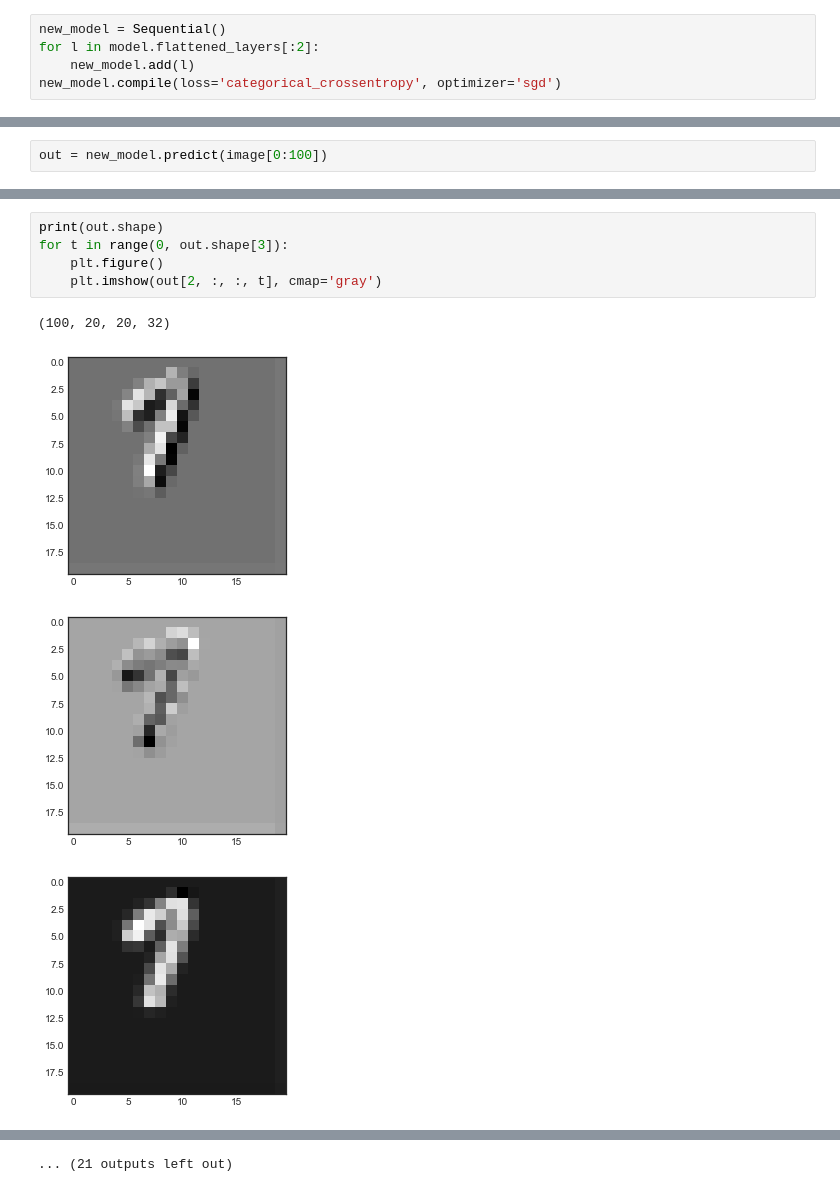
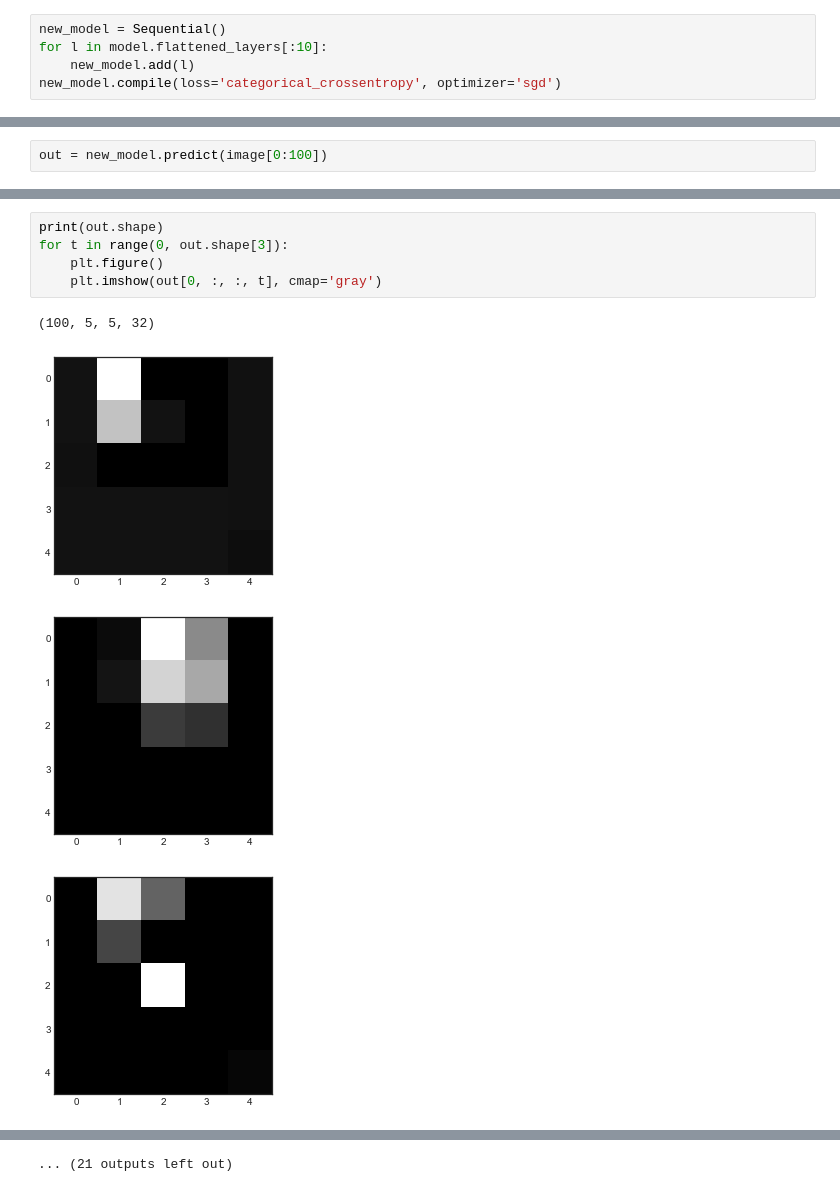
Before and after one commit to mluszczyk/ml1617-mnist, a Jupyter notebook: affnist.ipynb, the cells around one changed output, grey strips where cells are left out. Drawn from its saved outputs; the diff is of its cells as text.

```diff
--- a/affnist.ipynb
+++ b/affnist.ipynb
@@ -141,6 +100,6 @@ print(model.flattened_layers[3].get_weights())
 from keras.models import Sequential
 # %%
 new_model = Sequential()
-for l in model.flattened_layers[:2]:
+for l in model.flattened_layers[:10]:
     new_model.add(l)
 new_model.compile(loss='categorical_crossentropy', optimizer='sgd')
@@ -184,10 +113,10 @@ plt.imshow(image[2, :, :, 0], cmap='gray')
 # %%
 print(out.shape)
 for t in range(0, out.shape[3]):
     plt.figure()
-    plt.imshow(out[2, :, :, t], cmap='gray')
+    plt.imshow(out[0, :, :, t], cmap='gray')
 # %% [output]
-(100, 20, 20, 32)
+(100, 5, 5, 32)
-[figure, old version]
+[figure, new version]
-[figure, old version]
+[figure, new version]
-[figure, old version]
+[figure, new version]
```
Also changed, not shown: parts of 6 cells of this notebook, 2 other files.
